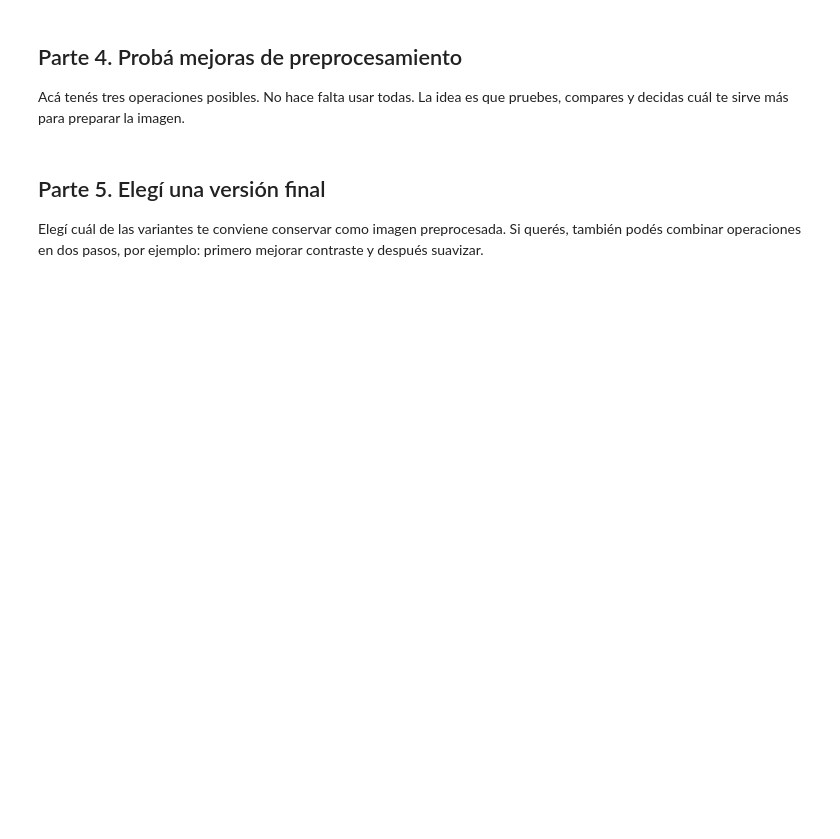
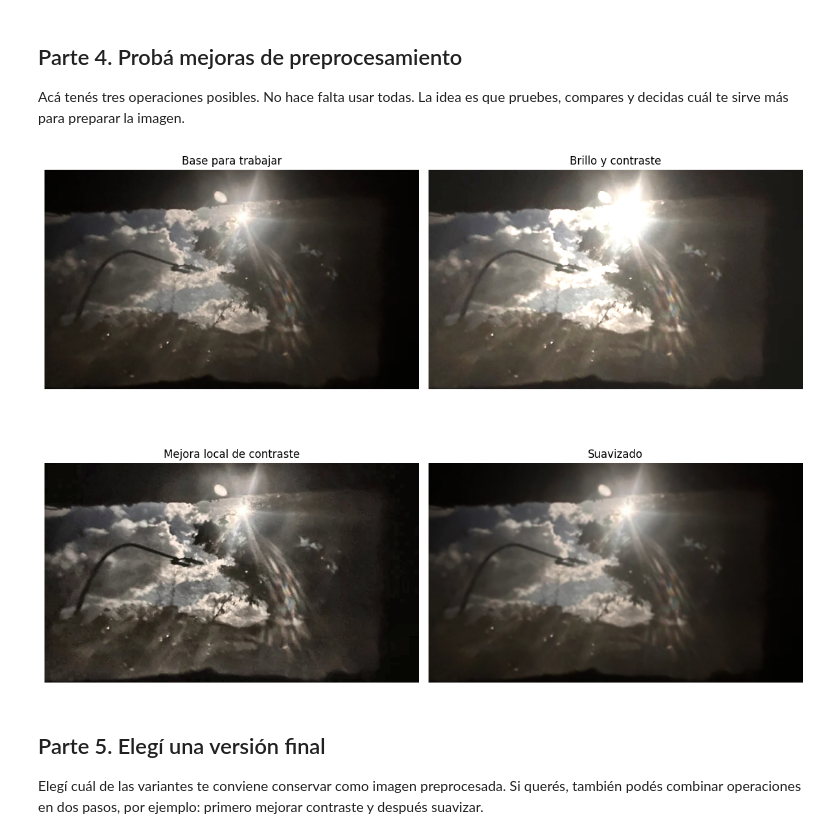
Before and after one commit to maflorencia/lopez-florencia-pdi-1c-2026, a Jupyter notebook: 002/001 - TEO/007 - recuperacion y preprocesamiento de imagenes propias.ipynb, the cells around one changed output. Drawn from its saved outputs; the diff is of its cells as text; code cells hidden in the pictures; blank space fills up the shorter version.

```diff
--- a/002/001 - TEO/007 - recuperacion y preprocesamiento de imagenes propias.ipynb
+++ b/002/001 - TEO/007 - recuperacion y preprocesamiento de imagenes propias.ipynb
@@ -144,4 +144,4 @@ def girar_imagen(img, modo=-1):
 # %% [output]
 Otro punto de mejora es girar la imagen para que se vea correctamente
 # %%
-girar_imagen(imagen_recortada, modo= -1)
+imagen_girada = girar_imagen(imagen_recortada, modo= -1)
@@ -172,29 +154,31 @@ NameError: name 'imagen_girada' is not defined
 
 Acá tenés tres operaciones posibles. No hace falta usar todas. La idea es que pruebes, compares y decidas cuál te sirve más para preparar la imagen.
 # %%
-brillo_contraste = ajustar_brillo_contraste(imagen_recortada, alpha=1.4, beta=20)
-clahe = mejorar_contraste_clahe(imagen_recortada, clip_limit=2.0, tile=8)
-suavizada = suavizar(imagen_recortada, kernel=5)
+brillo_contraste = ajustar_brillo_contraste(imagen_girada, alpha=1.4, beta=20)
+clahe = mejorar_contraste_clahe(imagen_girada, clip_limit=2.0, tile=8)
+suavizada = suavizar(imagen_girada, kernel=5)
 
 fig, axes = plt.subplots(2, 2, figsize=(12, 10))
-axes[0, 0].imshow(imagen_recortada)
+axes[0, 0].imshow(imagen_girada)
 axes[0, 0].set_title("Base para trabajar")
 axes[0, 0].axis("off")
 
 axes[0, 1].imshow(brillo_contraste)
 axes[0, 1].set_title("Brillo y contraste")
 axes[0, 1].axis("off")
 
 axes[1, 0].imshow(clahe)
 axes[1, 0].set_title("Mejora local de contraste")
 axes[1, 0].axis("off")
 
 axes[1, 1].imshow(suavizada)
 axes[1, 1].set_title("Suavizado")
 axes[1, 1].axis("off")
 
 plt.tight_layout()
 plt.show()
+# %% [output]
+[figure, added]
 # %% [markdown]
 ## Parte 5. Elegí una versión final
 
```
Also changed, not shown: parts of 6 cells of this notebook.
